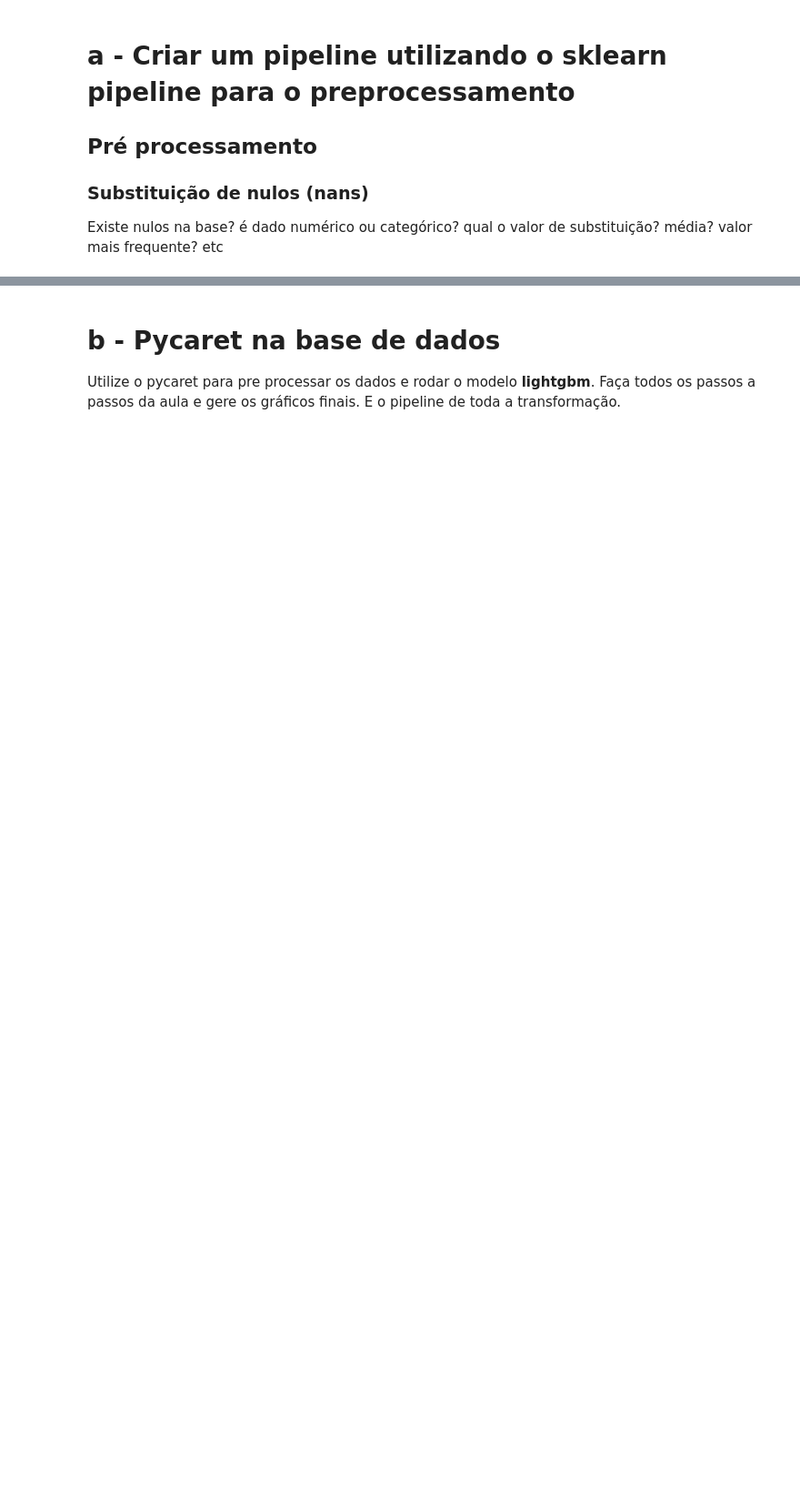
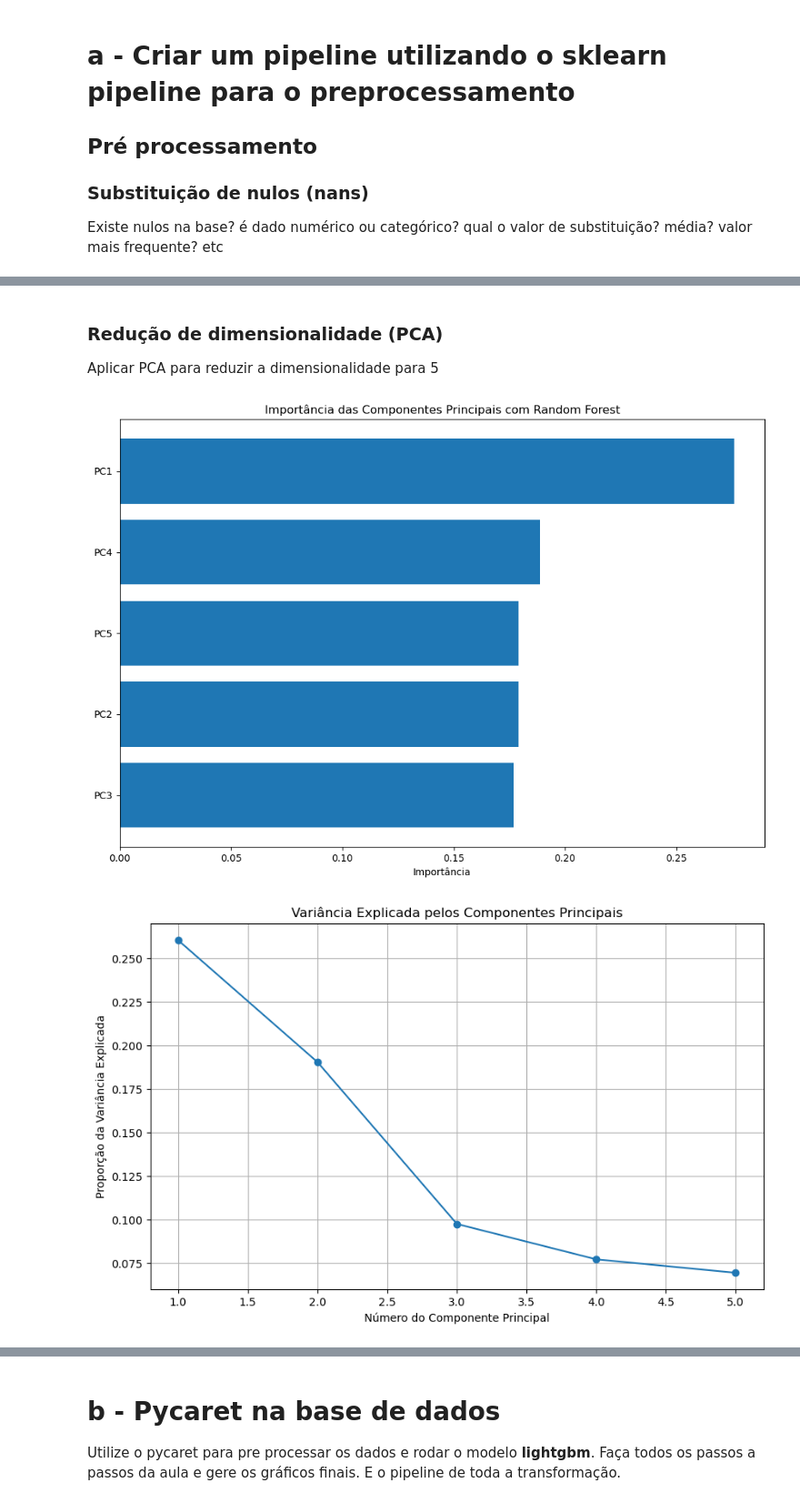
Before and after one commit to Jefersonfranca/EBAC_Curso_Cientista_de_Dados, a Jupyter notebook: Modulo 38 Streamlit VI e Pycaret/Exercicio/Mod38Exercicio1.ipynb, the cells around one changed output, grey strips where cells are left out. Shown at 91% size. Drawn from its saved outputs; the diff is of its cells as text; code cells hidden in the pictures; blank space fills up the shorter version.

```diff
--- a/Modulo 38 Streamlit VI e Pycaret/Exercicio/Mod38Exercicio1.ipynb
+++ b/Modulo 38 Streamlit VI e Pycaret/Exercicio/Mod38Exercicio1.ipynb
@@ -333,0 +434,56 @@ Existe nulos na base? é dado numérico ou categórico? qual o valor de substitu
+# %% [markdown]
+### Redução de dimensionalidade (PCA)
+
+Aplicar PCA para reduzir a dimensionalidade para 5
+# %%
+from sklearn.decomposition import PCA
+
+# Pipeline de pré-processamento + PCA
+pipeline = Pipeline(steps=[
+    ('preprocessor', preprocessor),
+    ('pca', PCA(n_components=5))  # Reduzir para 5 componentes principais
+])
+
+# Aplicar o pipeline ao DataFrame limpo
+X_processed_pca = pipeline.fit_transform(df_cleaned)
+y = df_cleaned['mau']  # Ajuste isso se a variável alvo for diferente
+
+# Treinar o modelo de Random Forest
+model = RandomForestClassifier(n_estimators=100, random_state=0)
+model.fit(X_processed_pca, y)
+
+# Obter importâncias das características após PCA
+importances = model.feature_importances_
+
+# Obter o nome das componentes principais
+pca = pipeline.named_steps['pca']
+components = pca.components_
+
+# Criar DataFrame com importâncias das características
+# Nota: Após PCA, as características são componentes principais, então a interpretação é diferente.
+feature_importance_df = pd.DataFrame({
+    'Feature': [f'PC{i+1}' for i in range(5)],  # Nomes das componentes principais
+    'Importance': importances
+}).sort_values(by='Importance', ascending=False)
+
+# Plotar a importância das características
+plt.figure(figsize=(12, 8))
+plt.barh(feature_importance_df['Feature'], feature_importance_df['Importance'])
+plt.xlabel('Importância')
+plt.title('Importância das Componentes Principais com Random Forest')
+plt.gca().invert_yaxis()  # Inverter o eixo y para que as características mais importantes fiquem no topo
+plt.show()
+
+# Visualizar a variância explicada pelos componentes principais
+explained_variance = pca.explained_variance_ratio_
+
+plt.figure(figsize=(10, 6))
+plt.plot(range(1, 6), explained_variance, marker='o')
+plt.xlabel('Número do Componente Principal')
+plt.ylabel('Proporção da Variância Explicada')
+plt.title('Variância Explicada pelos Componentes Principais')
+plt.grid(True)
+plt.show()
+# %% [output]
+[figure, added]
+[figure, added]
```
Also changed, not shown: parts of 54 cells of this notebook.
